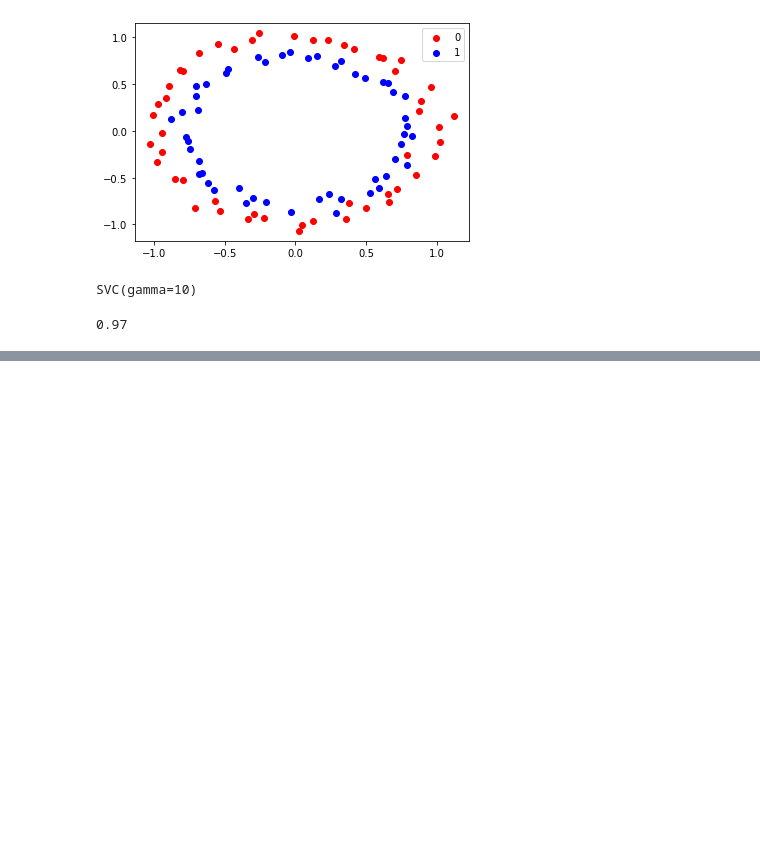
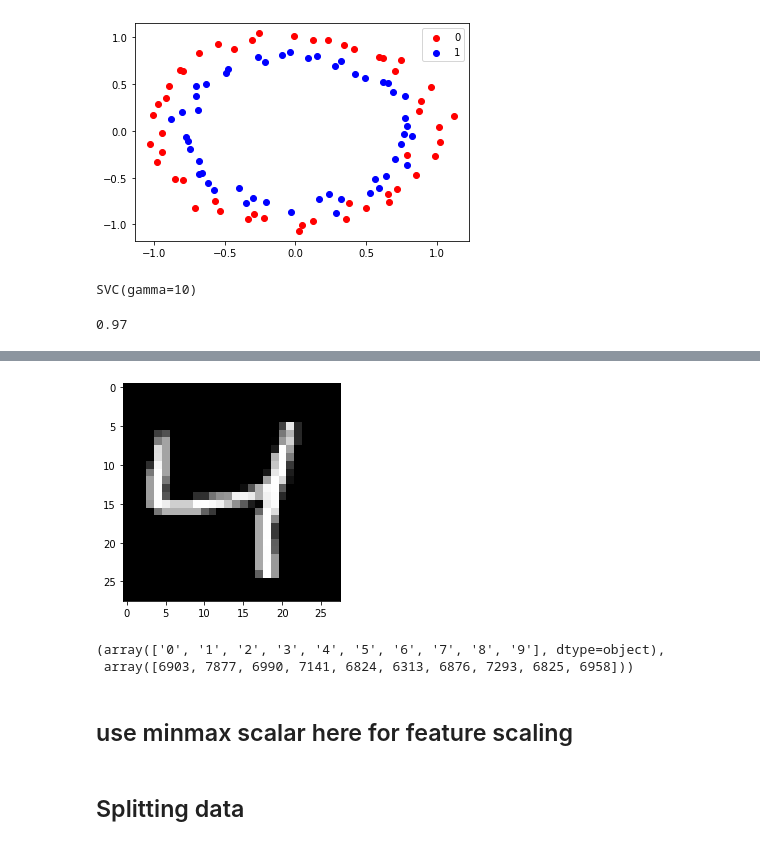
Before and after one commit to aryan68125/Prutor-AI-ML, a Jupyter notebook: SVM (Support Vector Machine).ipynb, the cells around one changed output, grey strips where cells are left out. Saved outputs shown, nothing was run; the diff lists cells and outputs as text; code cells hidden in the pictures; blank space fills up the shorter version.

```diff
--- a/SVM (Support Vector Machine).ipynb
+++ b/SVM (Support Vector Machine).ipynb
@@ -311,0 +409,2 @@ clf.score(x1,y1)
+# %%
+mnist = fetch_openml('mnist_784') # it is a dataset that contains images of numbers from 0 to 9
@@ -311,0 +413,2 @@ clf.score(x1,y1)
+# %%
+x = mnist.data.values
@@ -311,0 +443,12 @@ clf.score(x1,y1)
+# %%
+plt.imshow(x[2].reshape(28,28),cmap='gray')
+plt.show()
+# %% [output]
+[figure, added]
+# %%
+np.unique(y,return_counts=True)
+# %% [output]
+(array(['0', '1', '2', '3', '4', '5', '6', '7', '8', '9'], dtype=object),
+ array([6903, 7877, 6990, 7141, 6824, 6313, 6876, 7293, 6825, 6958]))
+# %% [markdown]
+## use minmax scalar here for feature scaling
@@ -311,0 +459,2 @@ clf.score(x1,y1)
+# %% [markdown]
+## Splitting data
```
Also changed, not shown: parts of 85 cells of this notebook, 2 other files.
